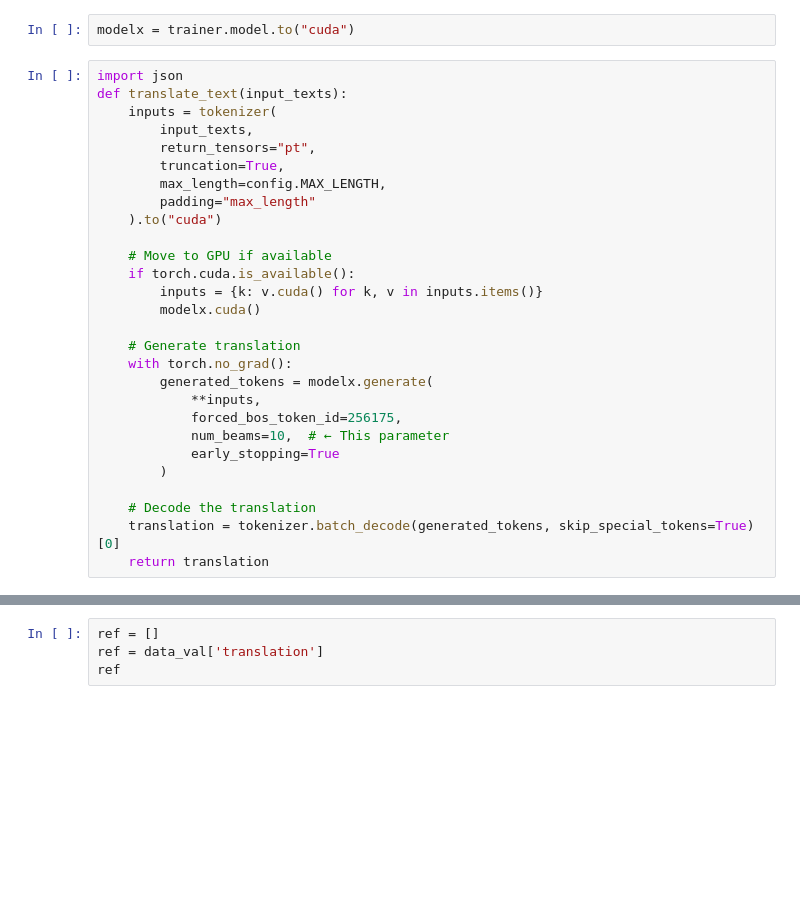
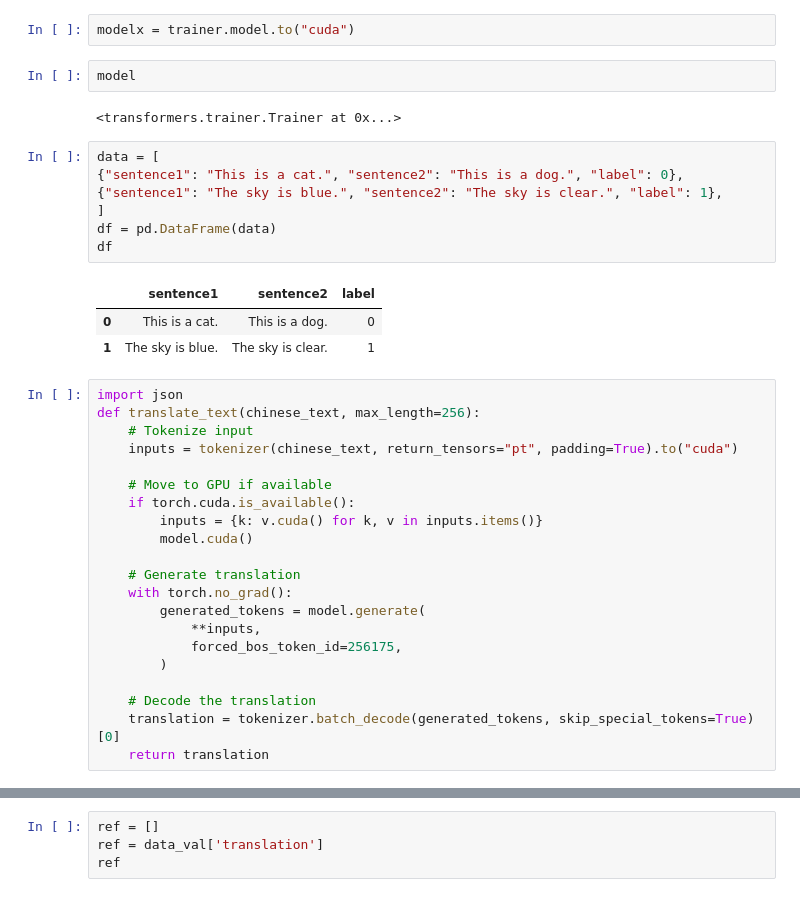
Before and after one commit to MountEverestt/AI_Benchmark2025_Machine_Translation, a Jupyter notebook: Nllb-200-3.3B.ipynb, the cells around one changed output, grey strips where cells are left out. Cells and saved outputs as stored; diff of their text form; blank space fills up the shorter version.

```diff
--- a/Nllb-200-3.3B.ipynb
+++ b/Nllb-200-3.3B.ipynb
@@ -227,28 +243,36 @@ trainer.train()
 # %%
 modelx = trainer.model.to("cuda")
+# %%
+model
+# %% [output]
+<transformers.trainer.Trainer at 0x...>
+# %%
+data = [
+{"sentence1": "This is a cat.", "sentence2": "This is a dog.", "label": 0},
+{"sentence1": "The sky is blue.", "sentence2": "The sky is clear.", "label": 1},
+]
+df = pd.DataFrame(data)
+df
+# %% [output]
+|  | sentence1 | sentence2 | label |
+| 0 | This is a cat. | This is a dog. | 0 |
+| 1 | The sky is blue. | The sky is clear. | 1 |
 # %%
 import json
-def translate_text(input_texts):
-    inputs = tokenizer(
-        input_texts,
-        return_tensors="pt",
-        truncation=True,
-        max_length=config.MAX_LENGTH,
-        padding="max_length"
-    ).to("cuda")
+def translate_text(chinese_text, max_length=256):
+    # Tokenize input
+    inputs = tokenizer(chinese_text, return_tensors="pt", padding=True).to("cuda")
 
     # Move to GPU if available
     if torch.cuda.is_available():
         inputs = {k: v.cuda() for k, v in inputs.items()}
-        modelx.cuda()
+        model.cuda()
 
     # Generate translation
     with torch.no_grad():
-        generated_tokens = modelx.generate(
+        generated_tokens = model.generate(
             **inputs,
             forced_bos_token_id=256175,
-            num_beams=10,  # ← This parameter
-            early_stopping=True
         )
 
     # Decode the translation
```
Also changed, not shown: parts of 24 cells of this notebook, 9 other files.
